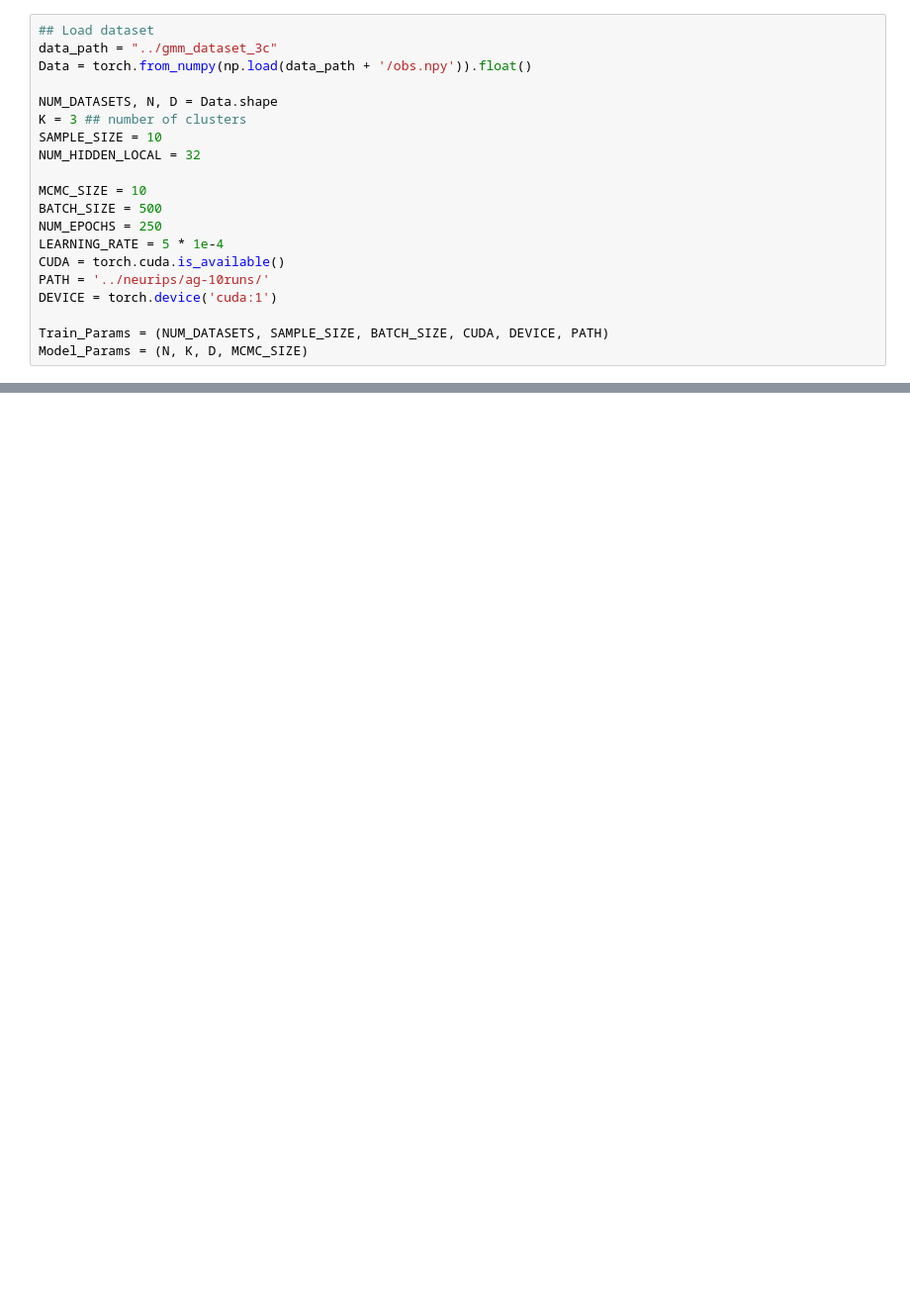
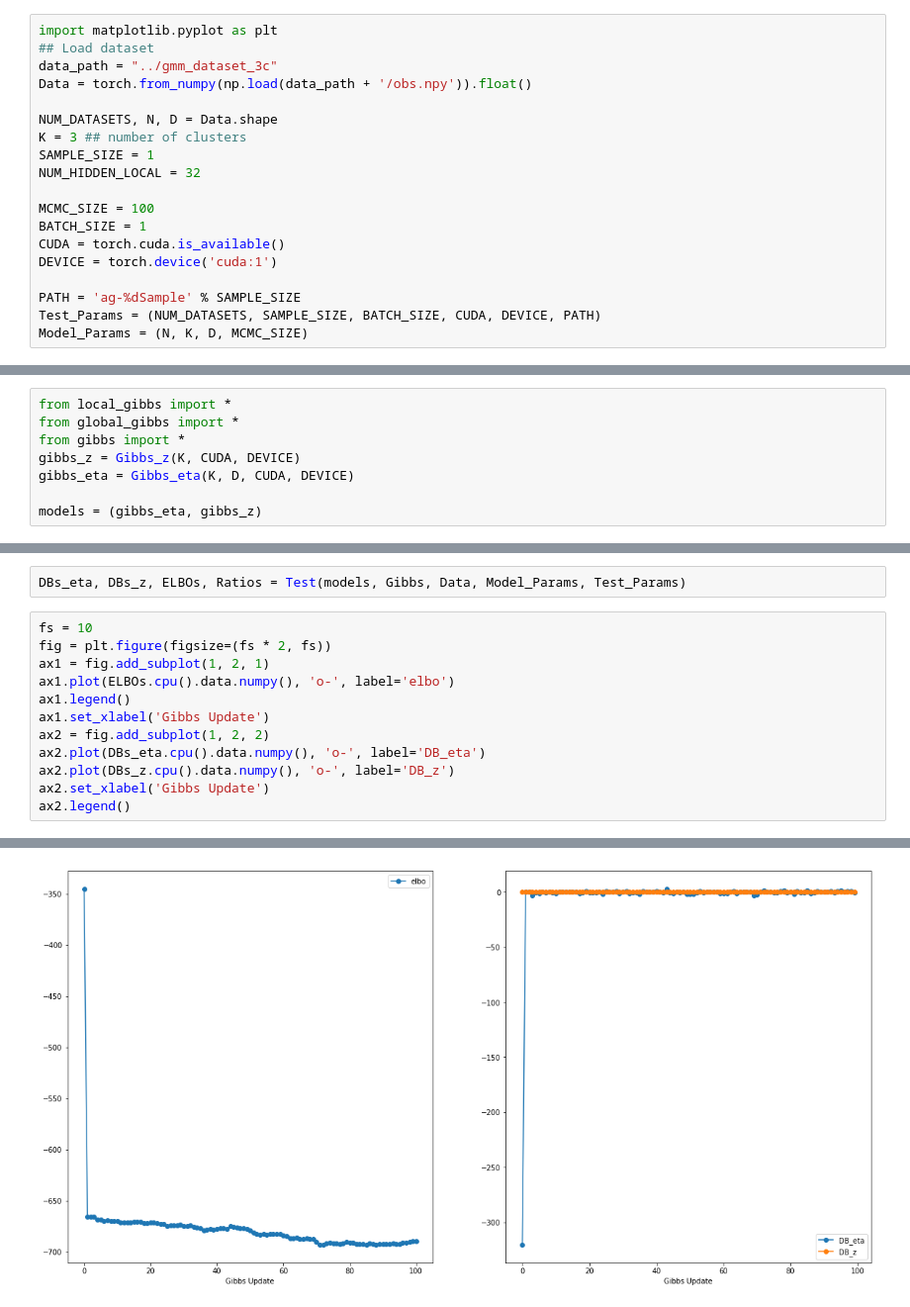
Before and after one commit to hao-w/apgs, a Jupyter notebook: GMM/experiments/gmm-testing.ipynb, the cells around one changed output, grey strips where cells are left out. Shown at 99% size. Cells and saved outputs as stored; diff of their text form; blank space fills up the shorter version.

Commit message:
generate gmm data with different sizes

```diff
--- a/GMM/experiments/gmm-testing.ipynb
+++ b/GMM/experiments/gmm-testing.ipynb
@@ -9,21 +9,20 @@ probtorch: 0.0+5a2c637 torch: 0.4.1 cuda: True
 # %%
+import matplotlib.pyplot as plt
 ## Load dataset
 data_path = "../gmm_dataset_3c"
 Data = torch.from_numpy(np.load(data_path + '/obs.npy')).float()
 
 NUM_DATASETS, N, D = Data.shape
 K = 3 ## number of clusters
-SAMPLE_SIZE = 10
+SAMPLE_SIZE = 1
 NUM_HIDDEN_LOCAL = 32
 
-MCMC_SIZE = 10
-BATCH_SIZE = 500
-NUM_EPOCHS = 250
-LEARNING_RATE = 5 * 1e-4
+MCMC_SIZE = 100
+BATCH_SIZE = 1
 CUDA = torch.cuda.is_available()
-PATH = '../neurips/ag-10runs/'
 DEVICE = torch.device('cuda:1')
 
-Train_Params = (NUM_DATASETS, SAMPLE_SIZE, BATCH_SIZE, CUDA, DEVICE, PATH)
+PATH = 'ag-%dSample' % SAMPLE_SIZE
+Test_Params = (NUM_DATASETS, SAMPLE_SIZE, BATCH_SIZE, CUDA, DEVICE, PATH)
 Model_Params = (N, K, D, MCMC_SIZE)
 # %%
@@ -173,0 +52,8 @@ np.save('test-10runs-ess_z.npy', np.array(ESSs_z))
+# %%
+from local_gibbs import *
+from global_gibbs import *
+from gibbs import *
+gibbs_z = Gibbs_z(K, CUDA, DEVICE)
+gibbs_eta = Gibbs_eta(K, D, CUDA, DEVICE)
+
+models = (gibbs_eta, gibbs_z)
@@ -173,0 +91,15 @@ np.save('test-10runs-ess_z.npy', np.array(ESSs_z))
+# %%
+DBs_eta, DBs_z, ELBOs, Ratios = Test(models, Gibbs, Data, Model_Params, Test_Params)
+# %%
+fs = 10
+fig = plt.figure(figsize=(fs * 2, fs))
+ax1 = fig.add_subplot(1, 2, 1)
+ax1.plot(ELBOs.cpu().data.numpy(), 'o-', label='elbo')
+ax1.legend()
+ax1.set_xlabel('Gibbs Update')
+ax2 = fig.add_subplot(1, 2, 2)
+ax2.plot(DBs_eta.cpu().data.numpy(), 'o-', label='DB_eta')
+ax2.plot(DBs_z.cpu().data.numpy(), 'o-', label='DB_z')
+ax2.set_xlabel('Gibbs Update')
+ax2.legend()
+# %% [output]
@@ -173,0 +107 @@ np.save('test-10runs-ess_z.npy', np.array(ESSs_z))
+[figure, added]
```
Also changed, not shown: parts of 14 cells of this notebook, 48 other files.
